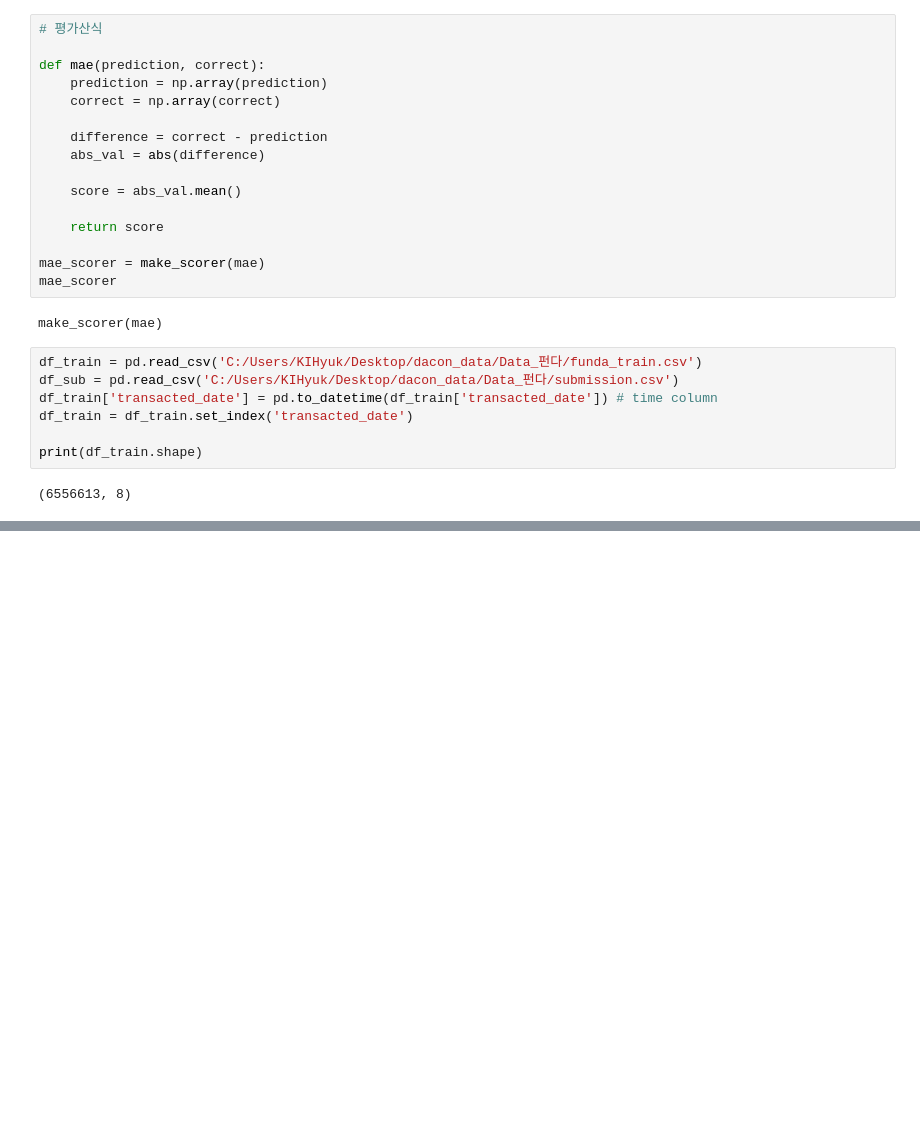
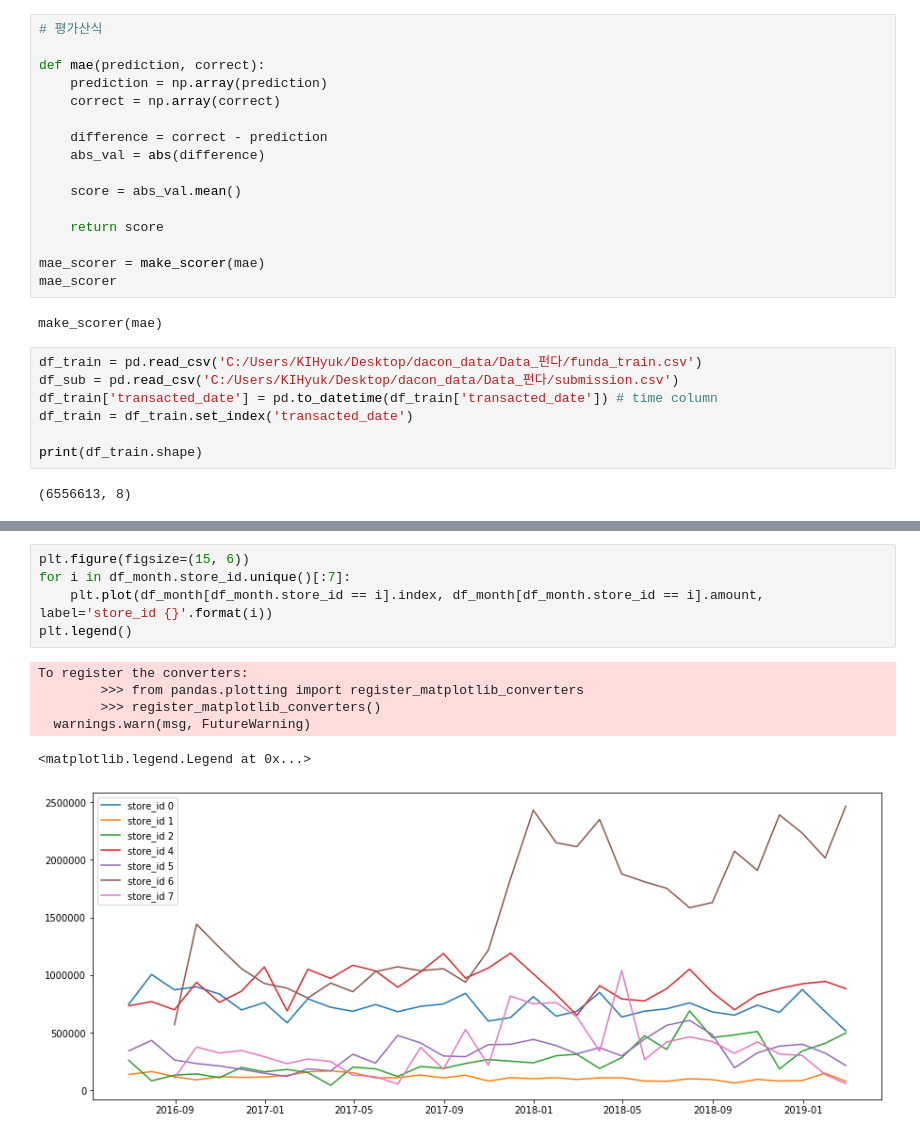
Before and after one commit to bill7845/jupyter_repo, a Jupyter notebook: jupyter_CODE/펀다매출예측/guide.ipynb, the cells around one changed output, grey strips where cells are left out. Cells and saved outputs as stored; diff of their text form; blank space fills up the shorter version.

```diff
--- a/jupyter_CODE/펀다매출예측/guide.ipynb
+++ b/jupyter_CODE/펀다매출예측/guide.ipynb
@@ -148,0 +277,12 @@ def resample_month(frame_day):
+# %%
+plt.figure(figsize=(15, 6))
+for i in df_month.store_id.unique()[:7]:
+    plt.plot(df_month[df_month.store_id == i].index, df_month[df_month.store_id == i].amount, label='store_id {}'.format(i))
+plt.legend()
+# %% [output]
+To register the converters:
+        >>> from pandas.plotting import register_matplotlib_converters
+        >>> register_matplotlib_converters()
+  warnings.warn(msg, FutureWarning)
+<matplotlib.legend.Legend at 0x...>
+[figure, added]
```
Also changed, not shown: parts of 21 cells of this notebook, 12 other files.
